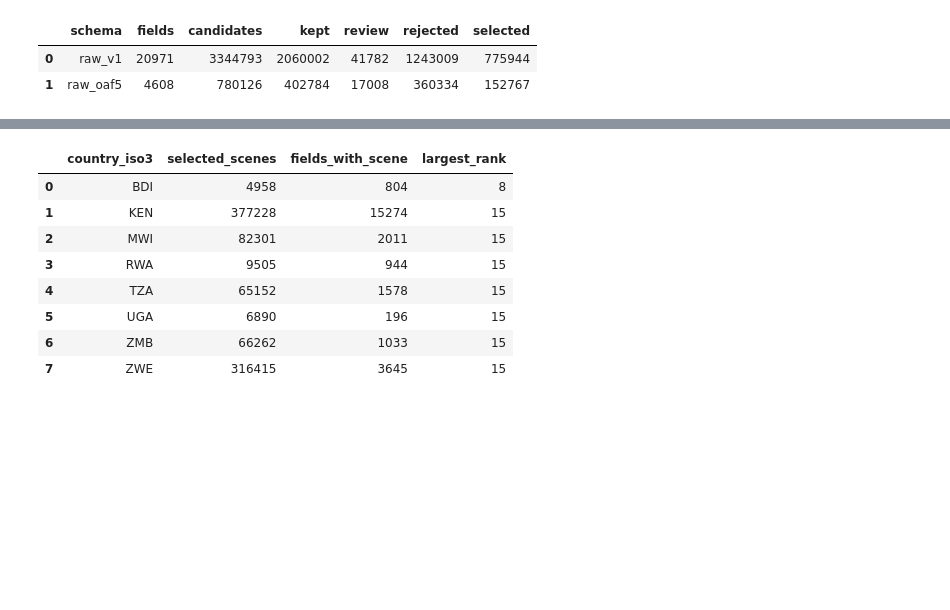
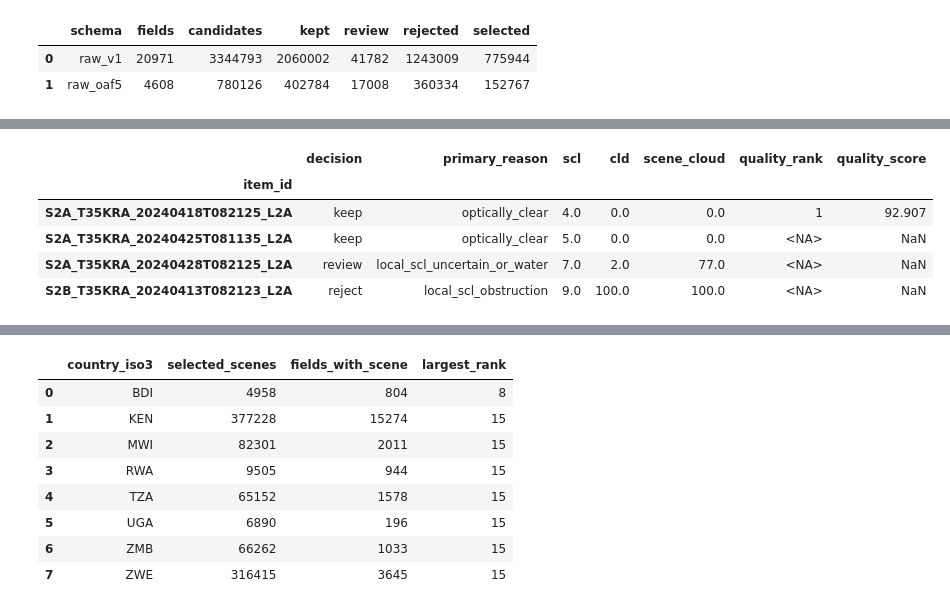
Before and after one commit to JinZida/DSC291DSSD, a Jupyter notebook: notebook/Allen/top15_cleaning.ipynb, the cells around one changed output, grey strips where cells are left out. Saved outputs shown, nothing was run; the diff lists cells and outputs as text; code cells hidden in the pictures; blank space fills up the shorter version.

```diff
--- a/notebook/Allen/top15_cleaning.ipynb
+++ b/notebook/Allen/top15_cleaning.ipynb
@@ -78,0 +226,24 @@ display(pd.DataFrame([{"schema":s,"fields":x["scope_fields"],"candidates":x["can
+# %%
+field_id="fs_8bb6af24617e488c"
+items=["S2A_T35KRA_20240418T082125_L2A",
+       "S2A_T35KRA_20240425T081135_L2A",
+       "S2A_T35KRA_20240428T082125_L2A",
+       "S2B_T35KRA_20240413T082123_L2A"]
+gallery=con.execute("""
+SELECT d.item_id,d.decision,d.primary_reason,d.scl,d.cld,
+       round(d.scene_cloud_cover_percent,1) AS scene_cloud,
+       t.quality_rank,t.quality_score
+FROM read_parquet(?) d LEFT JOIN read_parquet(?) t
+ ON d.field_season_id=t.field_season_id AND d.scene_id=t.scene_id
+WHERE d.field_season_id=? AND d.item_id IN (?,?,?,?)
+""",[decision_paths[0],score_path,field_id,*items]).df().set_index("item_id").loc[items]
+display(gallery)
+assert gallery.decision.tolist()==["keep","keep","review","reject"]
+assert gallery.quality_rank.iloc[0]==1 and gallery.quality_rank.iloc[1:].isna().all()
+# %% [output]
+|  | decision | primary_reason | scl | cld | scene_cloud | quality_rank | quality_score |
+| item_id |  |  |  |  |  |  |  |
+| S2A_T35KRA_20240418T082125_L2A | keep | optically_clear | 4.0 | 0.0 | 0.0 | 1 | 92.907 |
+| S2A_T35KRA_20240425T081135_L2A | keep | optically_clear | 5.0 | 0.0 | 0.0 | <NA> | NaN |
+| S2A_T35KRA_20240428T082125_L2A | review | local_scl_uncertain_or_water | 7.0 | 2.0 | 77.0 | <NA> | NaN |
+| S2B_T35KRA_20240413T082123_L2A | reject | local_scl_obstruction | 9.0 | 100.0 | 100.0 | <NA> | NaN |
```
Also changed, not shown: parts of 18 cells of this notebook, 2 other files.
